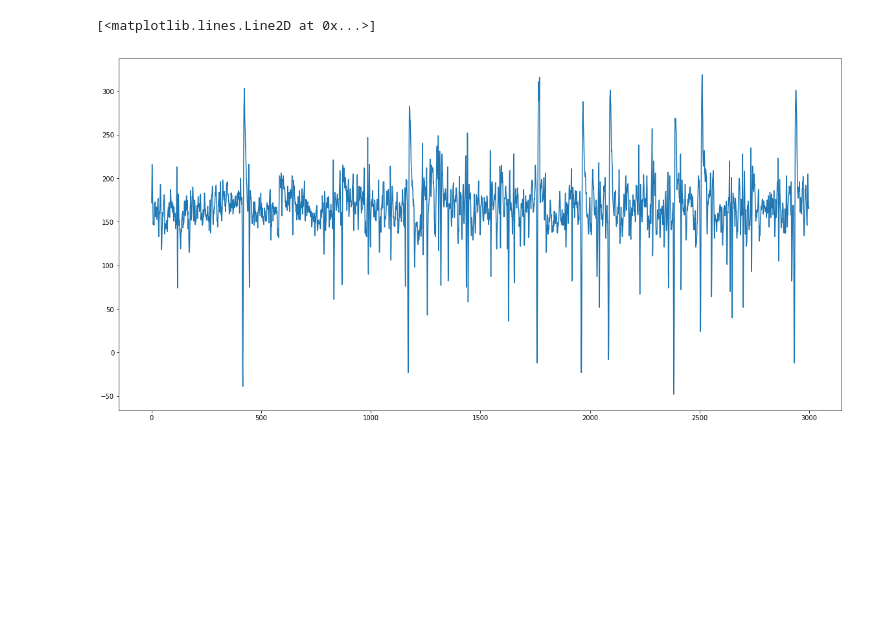
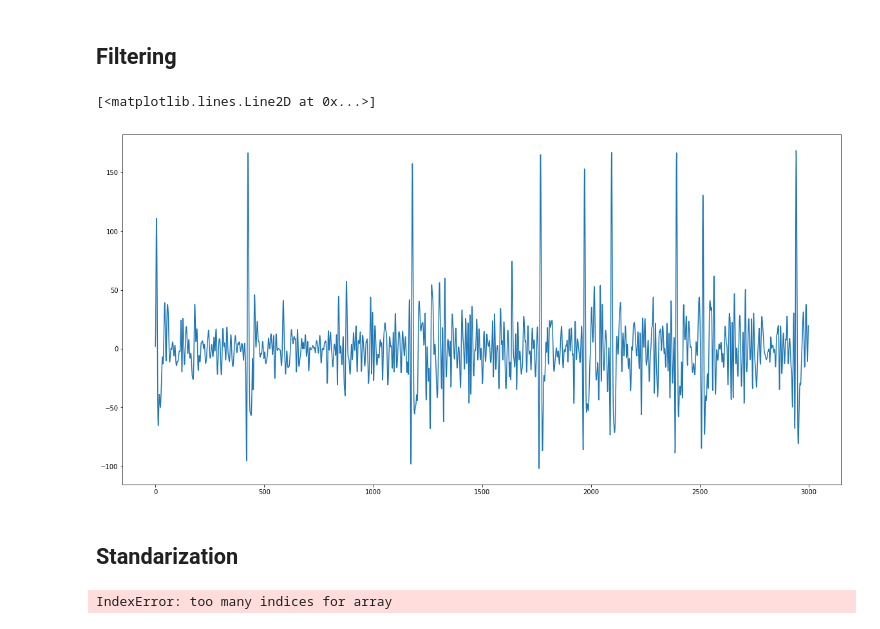
Before and after one commit to edublancas/neural-clustering, a Jupyter notebook: notebooks/pipeline.ipynb, the cells around one changed output. Saved outputs shown, nothing was run; the diff lists cells and outputs as text; code cells hidden in the pictures; blank space fills up the shorter version.

```diff
--- a/notebooks/pipeline.ipynb
+++ b/notebooks/pipeline.ipynb
@@ -16,5 +29,12 @@ data = load.data(config, n_observations=n_observations, n_channels=4)
+# %% [markdown]
+## Filtering
+# %%
+filtered = butterworth(data, low_freq=300, high_factor=0.1,
+                       order=3, sampling_freq=20000)
 # %%
-plt.plot(data[:3000, 2])
+plt.plot(filtered[:3000, 2])
 # %% [output]
 [<matplotlib.lines.Line2D at 0x...>]
-[figure, old version]
+[figure, new version]
+# %% [markdown]
+## Standarization
@@ -20,0 +43,4 @@ plt.plot(data[:3000, 2])
+# %%
+plt.plot(standarized[:3000, 2])
+# %% [output]
+IndexError: too many indices for array
```
Also changed, not shown: parts of 7 cells of this notebook, 1 other file.
